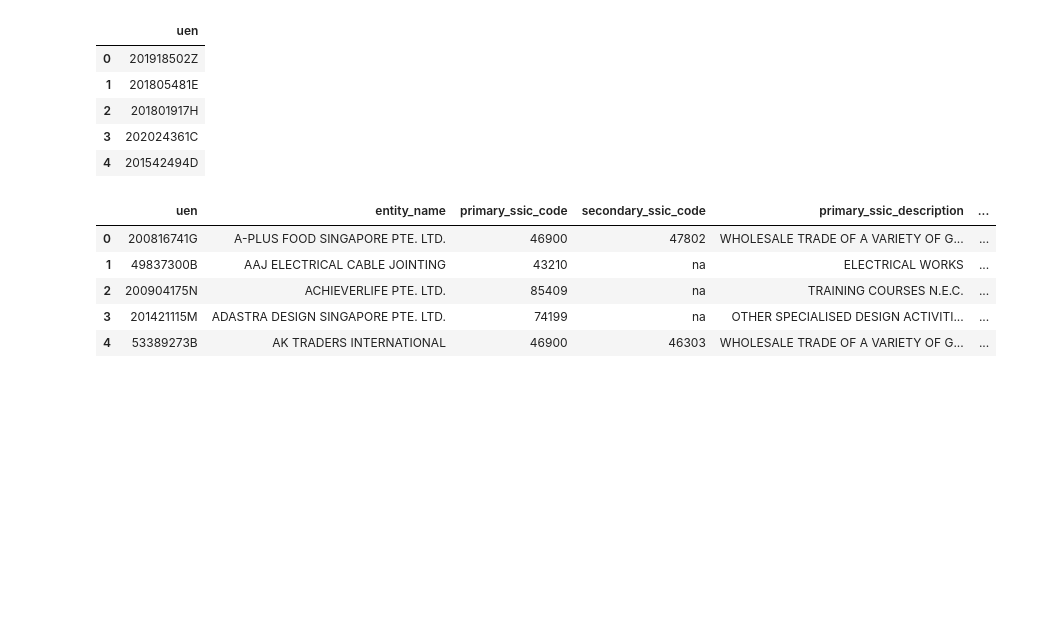
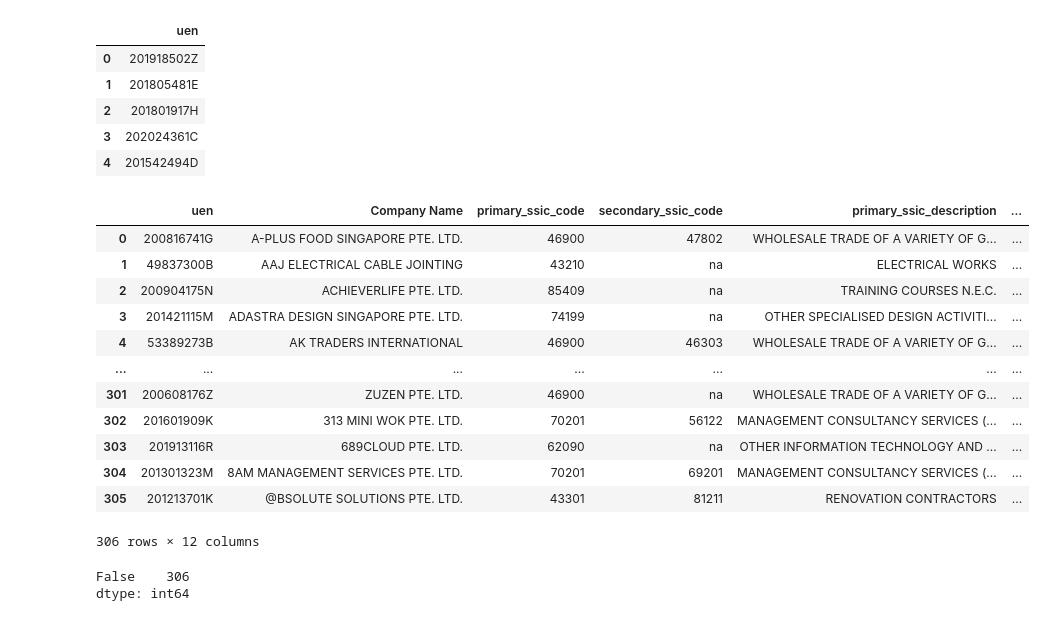
Before and after one commit to Jess-Ong/task1-acra, a Jupyter notebook: task1_script.ipynb, the cells around one changed output. Drawn from its saved outputs; the diff is of its cells as text; code cells hidden in the pictures; blank space fills up the shorter version.

Commit message:
Updated script to include data cleaning codes

```diff
--- a/task1_script.ipynb
+++ b/task1_script.ipynb
@@ -95,0 +114,14 @@ df.shape
+# %%
+#Create finaladdress column by combining block,	street_name, building_name,	level_no,unit_no, postal_code
+
+#remove na
+df['building_name1'] = df['building_name'].replace('na','')
+df['level_no1'] = '#' + df['level_no'].replace('na','')
+df['unit_no1'] = df['unit_no'].replace('na','')
+
+#concatenate address
+df['address1'] = df['block'] + ' ' + df['street_name'] + ' ' + df['building_name1']
+df['address2'] = df['level_no1'].str.cat(df['unit_no1'],sep = "-", na_rep="")
+df['finaladdress'] = df['address1'] + ' ' + df['address2'].replace('#-','') + ' Singapore ' + df['postal_code'].astype(str) + ' '
+df['finaladdress']
+df
@@ -95,0 +142,8 @@ df.shape
+# %%
+#Clean date uen_issue_date	registration_incorporation_date
+
+import datetime
+
+df['uen_issue_date']=pd.to_datetime(df['uen_issue_date'])
+df['registration_incorporation_date']=pd.to_datetime(df['registration_incorporation_date']).dt.floor('d')
+df['registration_incorporation_date']
@@ -96,7 +163,11 @@ df.shape
+# %%
+#Add new column ACRA Update Date
+from datetime import date
+df['ACRA Update Date'] = date.today()
 # %%
 #Create a new df using selected columns in csv
 
-df_new = df[["uen","entity_name","primary_ssic_code","secondary_ssic_code","primary_ssic_description","secondary_ssic_description","block","street_name","building_name","level_no","unit_no","postal_code","entity_status_description","uen_issue_date","registration_incorporation_date","entity_type_description"]]
+df_new = df[["uen","Company Name","primary_ssic_code","secondary_ssic_code","primary_ssic_description","secondary_ssic_description","finaladdress","entity_status_description","uen_issue_date","registration_incorporation_date","entity_type_description","ACRA Update Date"]]
 
-df_new.shape
+df_new
 # %% [output]
@@ -131,18 +198,31 @@ df_uen.head(5)
 | 4 | 201542494D |
 # %%
 #merge file
-#https://statisticsglobe.com/types-joins-for-pandas-dataframes-python
 
 df3 = pd.merge(df_new,df_uen,on = 'uen', how = 'inner')
-#df3.shape
-df3.head(5)
+df3
 # %% [output]
-|  | uen | entity_name | primary_ssic_code | secondary_ssic_code | primary_ssic_description | ... |
+|  | uen | Company Name | primary_ssic_code | secondary_ssic_code | primary_ssic_description | ... |
 | 0 | 200816741G | A-PLUS FOOD SINGAPORE PTE. LTD. | 46900 | 47802 | WHOLESALE TRADE OF A VARIETY OF G... | ... |
 | 1 | 49837300B | AAJ ELECTRICAL CABLE JOINTING | 43210 | na | ELECTRICAL WORKS | ... |
 | 2 | 200904175N | ACHIEVERLIFE PTE. LTD. | 85409 | na | TRAINING COURSES N.E.C. | ... |
 | 3 | 201421115M | ADASTRA DESIGN SINGAPORE PTE. LTD. | 74199 | na | OTHER SPECIALISED DESIGN ACTIVITI... | ... |
 | 4 | 53389273B | AK TRADERS INTERNATIONAL | 46900 | 46303 | WHOLESALE TRADE OF A VARIETY OF G... | ... |
+| ... | ... | ... | ... | ... | ... | ... |
+| 301 | 200608176Z | ZUZEN PTE. LTD. | 46900 | na | WHOLESALE TRADE OF A VARIETY OF G... | ... |
+| 302 | 201601909K | 313 MINI WOK PTE. LTD. | 70201 | 56122 | MANAGEMENT CONSULTANCY SERVICES (... | ... |
+| 303 | 201913116R | 689CLOUD PTE. LTD. | 62090 | na | OTHER INFORMATION TECHNOLOGY AND ... | ... |
+| 304 | 201301323M | 8AM MANAGEMENT SERVICES PTE. LTD. | 70201 | 69201 | MANAGEMENT CONSULTANCY SERVICES (... | ... |
+| 305 | 201213701K | @BSOLUTE SOLUTIONS PTE. LTD. | 43301 | 81211 | RENOVATION CONTRACTORS | ... |
+306 rows × 12 columns
+# %%
+#There are some duplicated uen but they are not identical info
+
+#df3.duplicated('uen').value_counts()
+df3.duplicated().value_counts()
+# %% [output]
+False    306
+dtype: int64
 # %%
 #export to csv
 df3.to_csv('task1_output.csv', sep=',',index=False)
```
Also changed, not shown: parts of 10 cells of this notebook.
